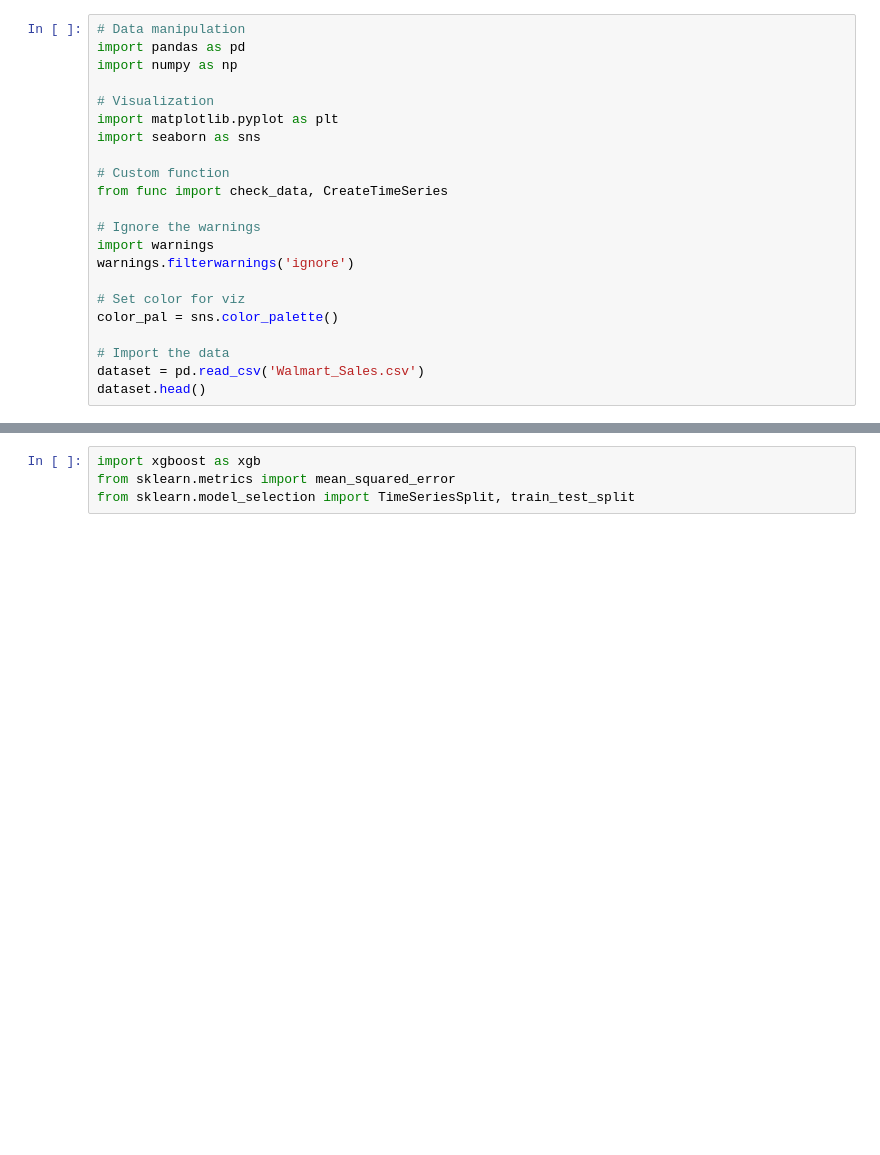
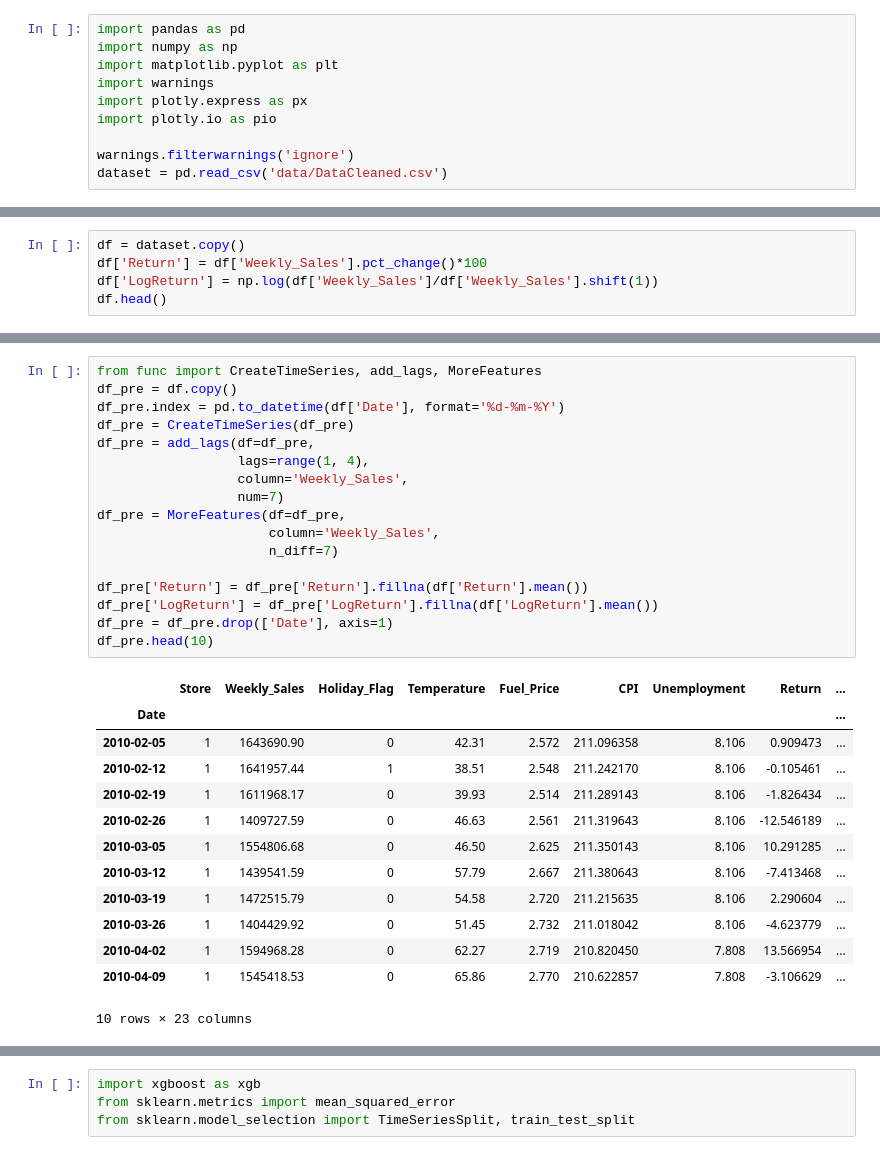
Before and after one commit to katasrofi/sales_performance, a Jupyter notebook: Forecasting.ipynb, the cells around one changed output, grey strips where cells are left out. Cells and saved outputs as stored; diff of their text form; blank space fills up the shorter version.

```diff
--- a/Forecasting.ipynb
+++ b/Forecasting.ipynb
@@ -3,22 +1,10 @@
 # %%
-# Data manipulation
 import pandas as pd
 import numpy as np
+import matplotlib.pyplot as plt
+import warnings
+import plotly.express as px
+import plotly.io as pio
 
-# Visualization
-import matplotlib.pyplot as plt
-import seaborn as sns
-
-# Custom function
-from func import check_data, CreateTimeSeries
-
-# Ignore the warnings
-import warnings
 warnings.filterwarnings('ignore')
-
-# Set color for viz
-color_pal = sns.color_palette()
-
-# Import the data
-dataset = pd.read_csv('Walmart_Sales.csv')
-dataset.head()
+dataset = pd.read_csv('data/DataCleaned.csv')
@@ -197,0 +11,5 @@ plt.show()
+# %%
+df = dataset.copy()
+df['Return'] = df['Weekly_Sales'].pct_change()*100
+df['LogReturn'] = np.log(df['Weekly_Sales']/df['Weekly_Sales'].shift(1))
+df.head()
@@ -197,0 +23,31 @@ plt.show()
+# %%
+from func import CreateTimeSeries, add_lags, MoreFeatures
+df_pre = df.copy()
+df_pre.index = pd.to_datetime(df['Date'], format='%d-%m-%Y')
+df_pre = CreateTimeSeries(df_pre)
+df_pre = add_lags(df=df_pre,
+                  lags=range(1, 4),
+                  column='Weekly_Sales',
+                  num=7)
+df_pre = MoreFeatures(df=df_pre,
+                      column='Weekly_Sales',
+                      n_diff=7)
+
+df_pre['Return'] = df_pre['Return'].fillna(df['Return'].mean())
+df_pre['LogReturn'] = df_pre['LogReturn'].fillna(df['LogReturn'].mean())
+df_pre = df_pre.drop(['Date'], axis=1)
+df_pre.head(10)
+# %% [output]
+|  | Store | Weekly_Sales | Holiday_Flag | Temperature | Fuel_Price | CPI | Unemployment | Return | ... |
+| Date |  |  |  |  |  |  |  |  | ... |
+| 2010-02-05 | 1 | 1643690.90 | 0 | 42.31 | 2.572 | 211.096358 | 8.106 | 0.909473 | ... |
+| 2010-02-12 | 1 | 1641957.44 | 1 | 38.51 | 2.548 | 211.242170 | 8.106 | -0.105461 | ... |
+| 2010-02-19 | 1 | 1611968.17 | 0 | 39.93 | 2.514 | 211.289143 | 8.106 | -1.826434 | ... |
+| 2010-02-26 | 1 | 1409727.59 | 0 | 46.63 | 2.561 | 211.319643 | 8.106 | -12.546189 | ... |
+| 2010-03-05 | 1 | 1554806.68 | 0 | 46.50 | 2.625 | 211.350143 | 8.106 | 10.291285 | ... |
+| 2010-03-12 | 1 | 1439541.59 | 0 | 57.79 | 2.667 | 211.380643 | 8.106 | -7.413468 | ... |
+| 2010-03-19 | 1 | 1472515.79 | 0 | 54.58 | 2.720 | 211.215635 | 8.106 | 2.290604 | ... |
+| 2010-03-26 | 1 | 1404429.92 | 0 | 51.45 | 2.732 | 211.018042 | 8.106 | -4.623779 | ... |
+| 2010-04-02 | 1 | 1594968.28 | 0 | 62.27 | 2.719 | 210.820450 | 7.808 | 13.566954 | ... |
+| 2010-04-09 | 1 | 1545418.53 | 0 | 65.86 | 2.770 | 210.622857 | 7.808 | -3.106629 | ... |
+10 rows × 23 columns
```
Also changed, not shown: parts of 92 cells of this notebook, 7 other files.
